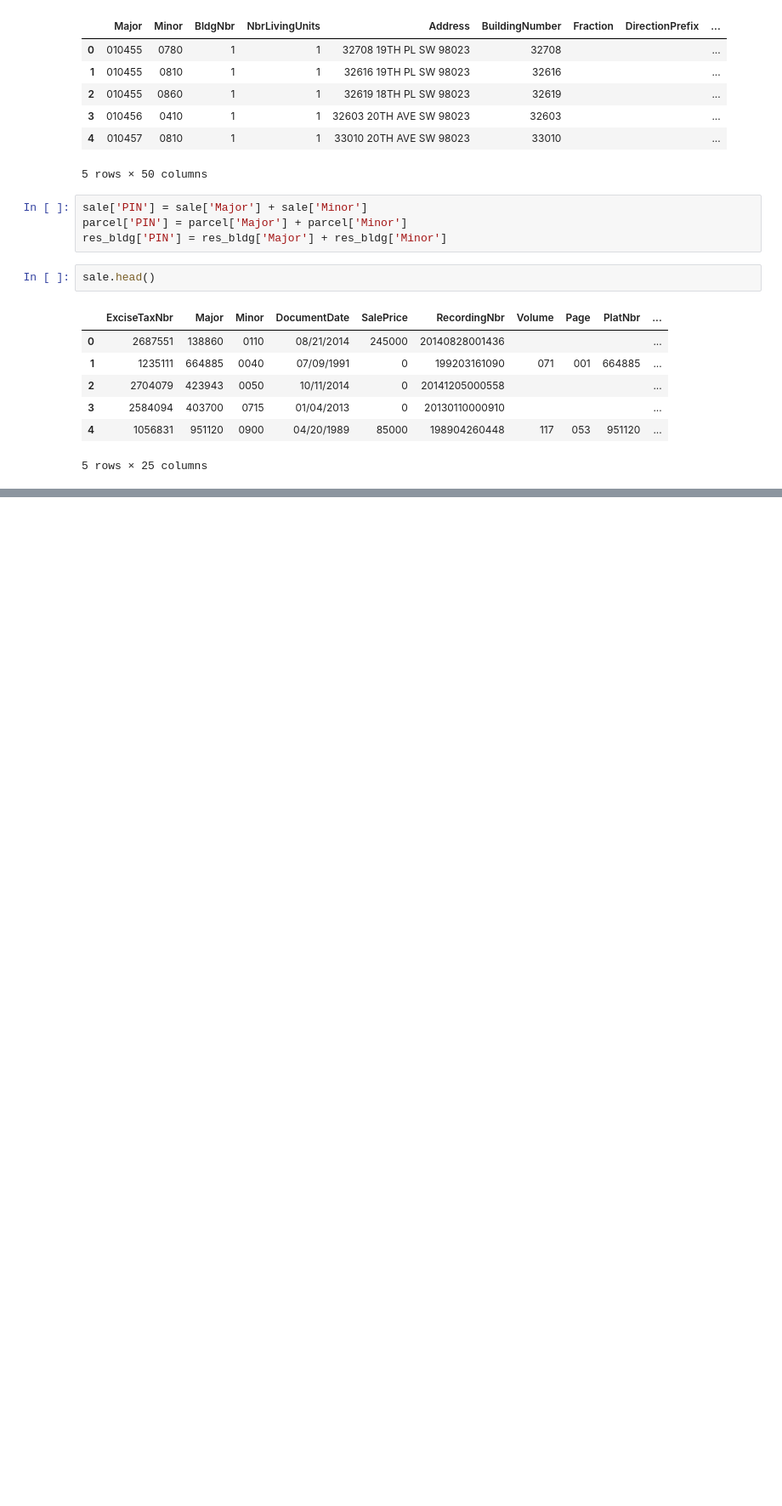
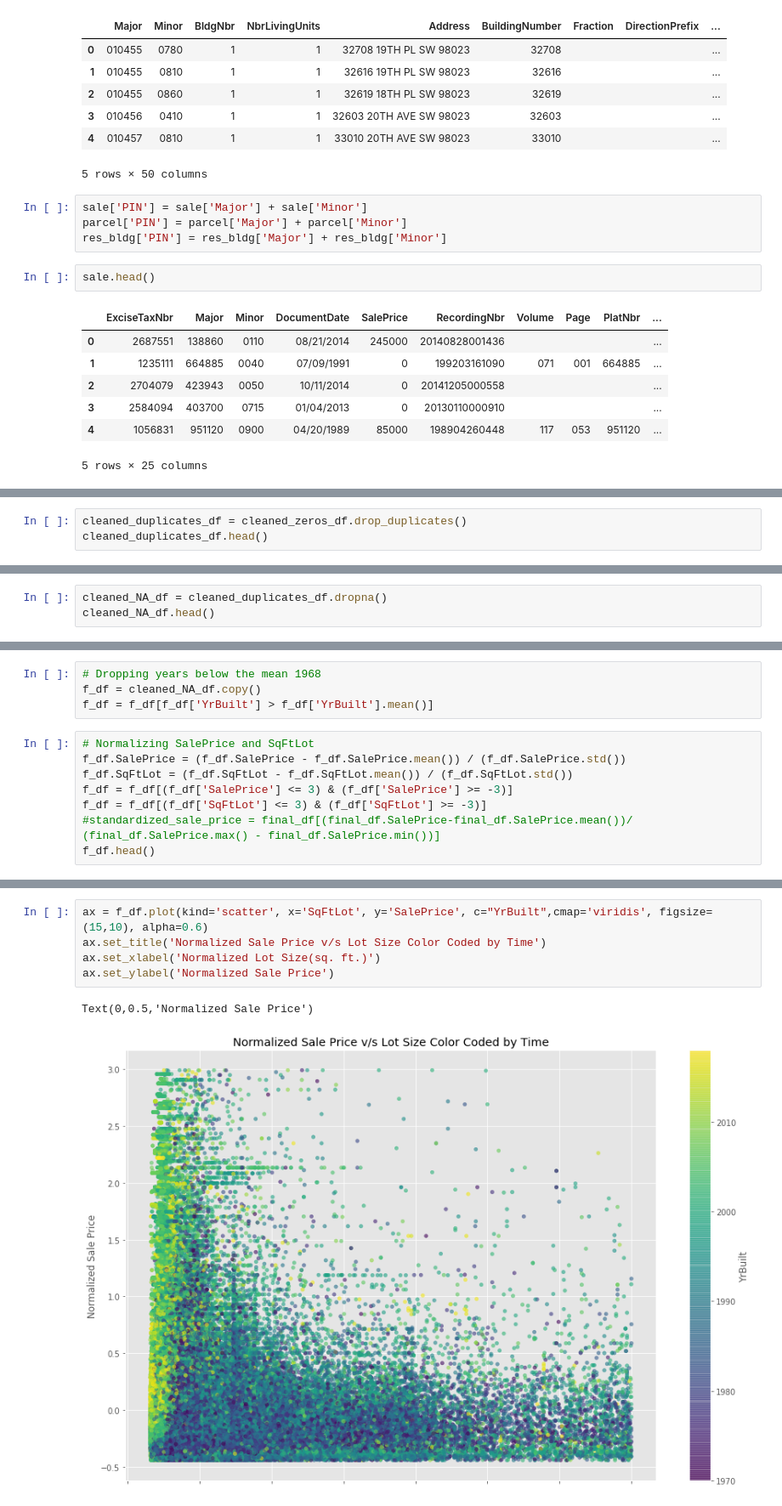
Before and after one commit to neha8anand/Day-5-Case-Study, a Jupyter notebook: Case_Study.ipynb, the cells around one changed output, grey strips where cells are left out. Shown: that part at 85% size. Drawn from its saved outputs; the diff is of its cells as text; blank space fills up the shorter version.

```diff
--- a/Case_Study.ipynb
+++ b/Case_Study.ipynb
@@ -96,0 +153,3 @@ sale.head()
+# %%
+cleaned_duplicates_df = cleaned_zeros_df.drop_duplicates()
+cleaned_duplicates_df.head()
@@ -96,0 +163,3 @@ sale.head()
+# %%
+cleaned_NA_df = cleaned_duplicates_df.dropna()
+cleaned_NA_df.head()
@@ -96,0 +177,12 @@ sale.head()
+# %%
+# Dropping years below the mean 1968
+f_df = cleaned_NA_df.copy()
+f_df = f_df[f_df['YrBuilt'] > f_df['YrBuilt'].mean()]
+# %%
+# Normalizing SalePrice and SqFtLot
+f_df.SalePrice = (f_df.SalePrice - f_df.SalePrice.mean()) / (f_df.SalePrice.std())
+f_df.SqFtLot = (f_df.SqFtLot - f_df.SqFtLot.mean()) / (f_df.SqFtLot.std())
+f_df = f_df[(f_df['SalePrice'] <= 3) & (f_df['SalePrice'] >= -3)]
+f_df = f_df[(f_df['SqFtLot'] <= 3) & (f_df['SqFtLot'] >= -3)]
+#standardized_sale_price = final_df[(final_df.SalePrice-final_df.SalePrice.mean())/ (final_df.SalePrice.max() - final_df.SalePrice.min())]
+f_df.head()
@@ -96,0 +210,8 @@ sale.head()
+# %%
+ax = f_df.plot(kind='scatter', x='SqFtLot', y='SalePrice', c="YrBuilt",cmap='viridis', figsize=(15,10), alpha=0.6)
+ax.set_title('Normalized Sale Price v/s Lot Size Color Coded by Time')
+ax.set_xlabel('Normalized Lot Size(sq. ft.)')
+ax.set_ylabel('Normalized Sale Price')
+# %% [output]
+Text(0,0.5,'Normalized Sale Price')
+[figure, added]
```
Also changed, not shown: parts of 16 cells of this notebook.
